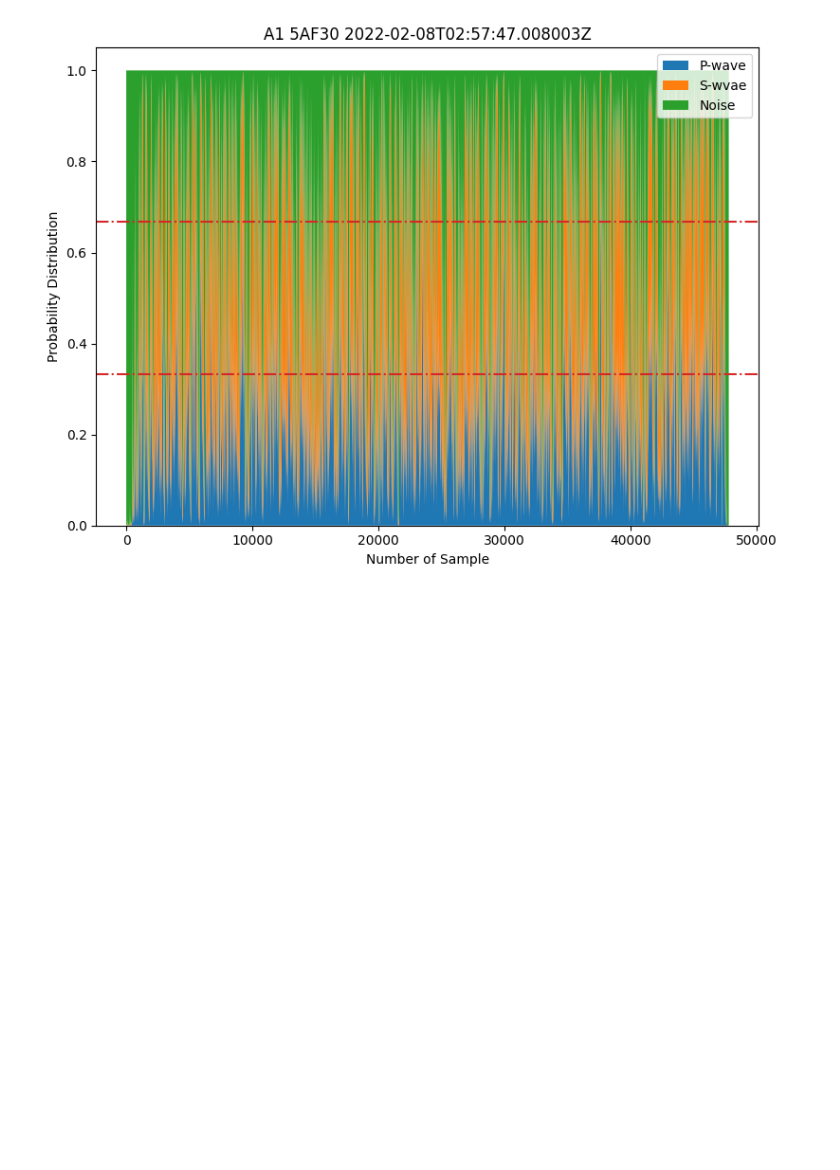
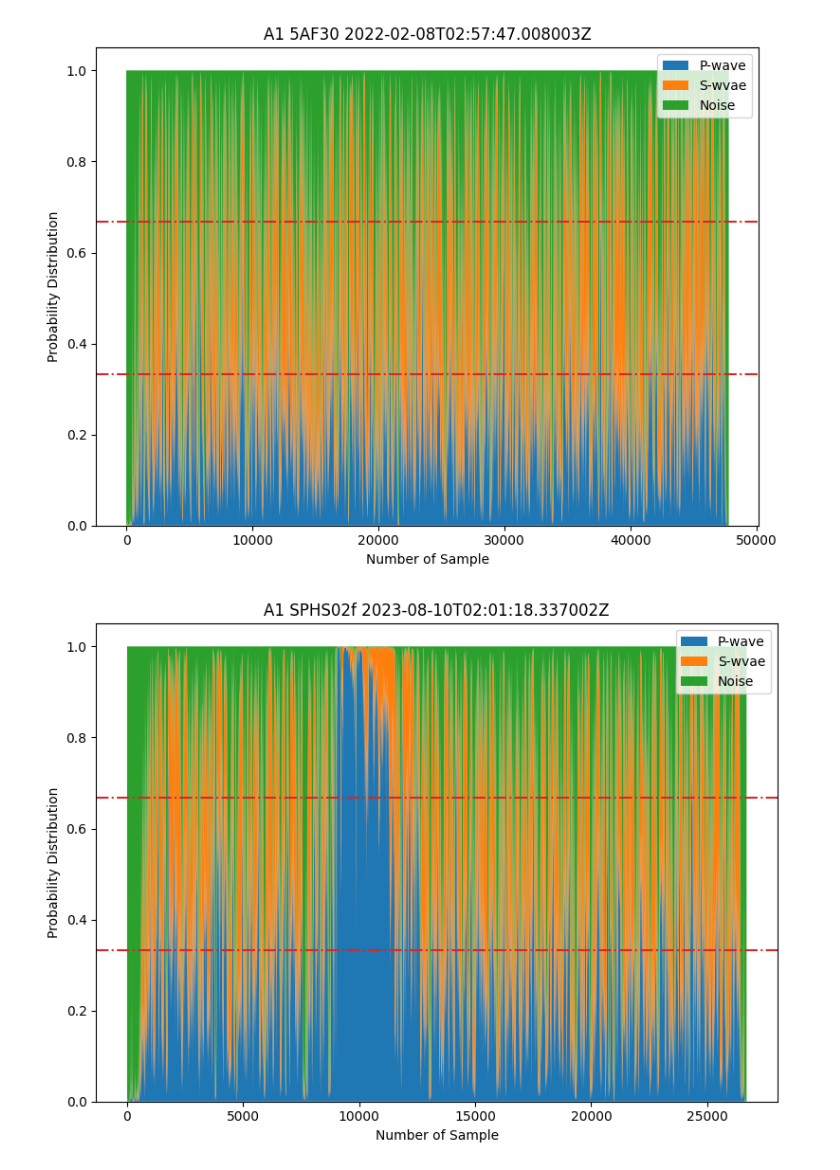
Before and after one commit to Gauss963/SeismicTorch, a Jupyter notebook: QSIS_dataprep_single.ipynb, the cells around one changed output. Drawn from its saved outputs; the diff is of its cells as text; code cells hidden in the pictures; blank space fills up the shorter version.

```diff
--- a/QSIS_dataprep_single.ipynb
+++ b/QSIS_dataprep_single.ipynb
@@ -198,3 +198,11 @@ evaluate_noise = read(file13) + read(file14) + read(file15)
 stream_prep(evaluate_noise, label = 'unlikely_2')
 # %% [output]
 [figure]
+# %%
+file_SPHS_2f_1 = datadir + '/SPHS.02f.5AE12.TW.A1.HLX.2023.08.10.02.01.18.sac'
+file_SPHS_2f_2 = datadir + '/SPHS.02f.5AE12.TW.A1.HLY.2023.08.10.02.01.18.sac'
+file_SPHS_2f_3 = datadir + '/SPHS.02f.5AE12.TW.A1.HLZ.2023.08.10.02.01.18.sac'
+evaluate_SPHS_2f = read(file_SPHS_2f_1) + read(file_SPHS_2f_2) + read(file_SPHS_2f_3)
+stream_prep(evaluate_SPHS_2f, label = 'SPHS_2f')
+# %% [output]
+[figure, added]
```
Also changed, not shown: parts of 1 cell of this notebook, 22 other files.
